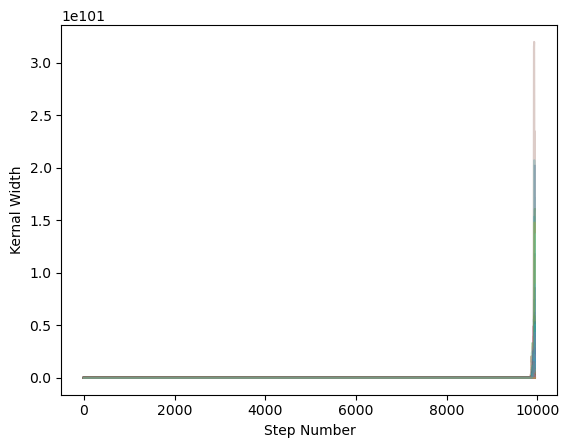
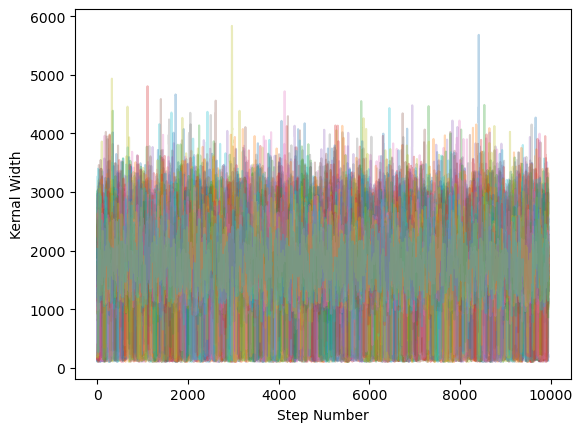
Code edit (unified diff) that turned the first committed figure into the second:
--- before
+++ after
@@ -17,13 +17,13 @@
     plt.ylabel('Kernal Width')
 
-    plt.figure()
-    plt.plot(chain[burn:, :, 1], alpha=0.3)
-    plt.xlabel('Step Number')
-    plt.ylabel('Days Before')
+    # plt.figure()
+    # plt.plot(chain[burn:, :, 1], alpha=0.3)
+    # plt.xlabel('Step Number')
+    # plt.ylabel('Days Before')
 
-    plt.figure()
-    plt.plot(chain[burn:, :, 2], alpha=0.3)
-    plt.xlabel('Step Number')
-    plt.ylabel('Days After')
+    # plt.figure()
+    # plt.plot(chain[burn:, :, 2], alpha=0.3)
+    # plt.xlabel('Step Number')
+    # plt.ylabel('Days After')
     
 chain_plots(sampler.chain)

Commit: mcmc SN Ia